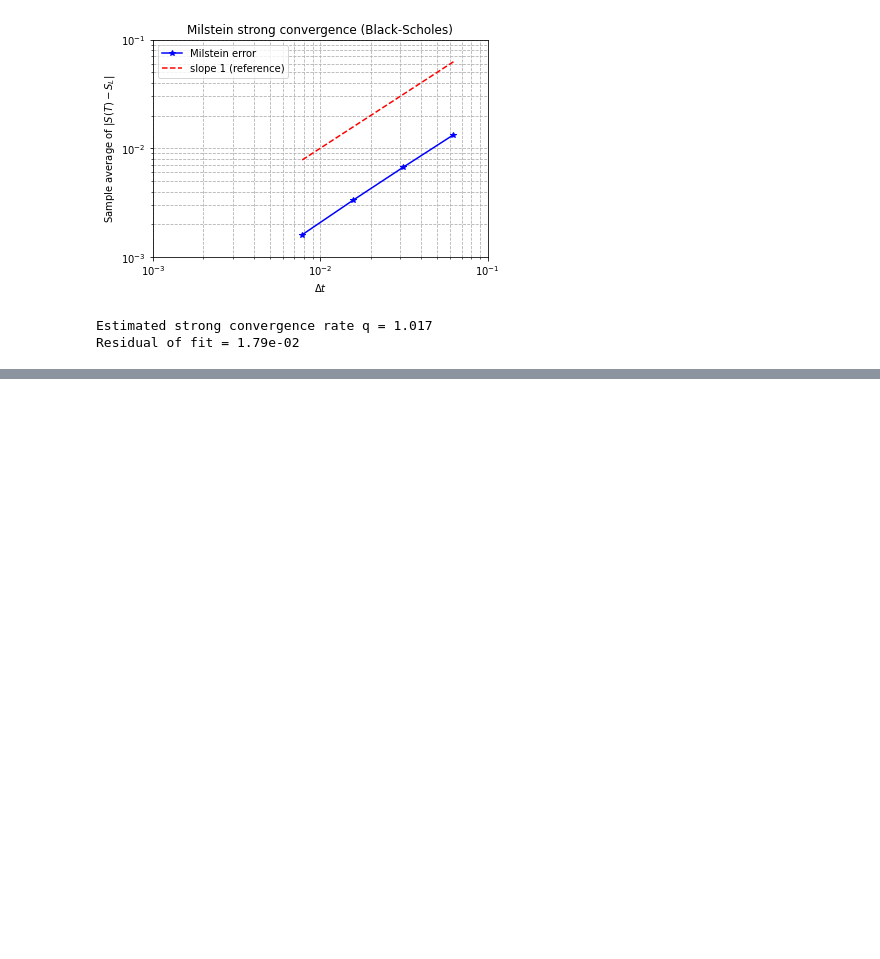
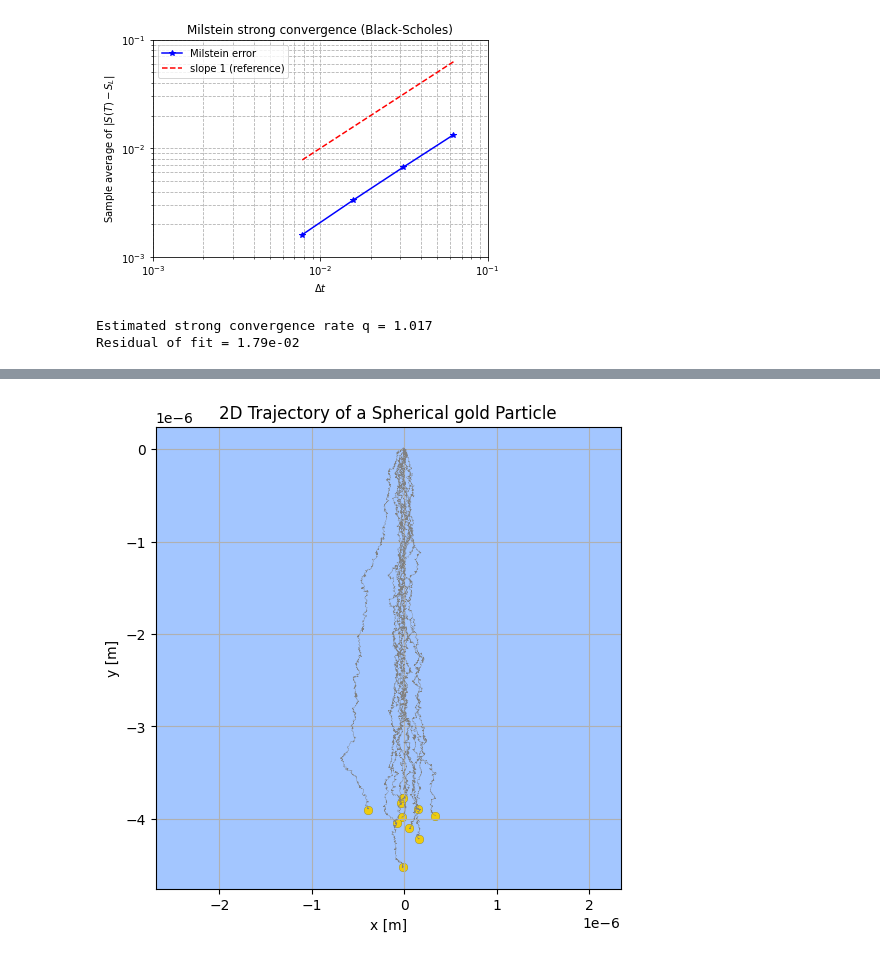
Before and after one commit to AlexandreThy/LINMA2720, a Jupyter notebook: TP2.ipynb, the cells around one changed output, grey strips where cells are left out. Cells and saved outputs as stored; diff of their text form; code cells hidden in the pictures; blank space fills up the shorter version.

```diff
--- a/TP2.ipynb
+++ b/TP2.ipynb
@@ -280,0 +363,68 @@ Residual of fit = 1.79e-02
+# %%
+import numpy as np
+import matplotlib.pyplot as plt
+
+R = 1e-6
+rho_gold = 19300
+rho_water = 1000
+eta = 1e-3
+T = 298.15
+kB = 1.380649e-23
+V = (4/3)*np.pi*R**3
+g = 9.81
+Fg = (rho_gold - rho_water) * V * g
+
+m = (4/3) * np.pi * R**3 * rho_gold
+gamma = 6 * np.pi * eta * R
+
+sigma_v = np.sqrt(2 * gamma * kB * T) / m
+
+
+dt = 1e-6
+n_steps = int(1e5)
+time = np.arange(0, n_steps*dt, dt)
+plt.figure(figsize=(6,6))
+ax = plt.gca()
+ax.set_facecolor("#a3c6ff")
+num_sim = 10
+
+sample_step = max(1, n_steps // 5000)
+
+for n in range(num_sim):
+
+    vx = np.zeros(n_steps)
+    vy = np.zeros(n_steps)
+    x = np.zeros(n_steps)
+    y = np.zeros(n_steps)
+
+
+    x[0] = 0
+    y[0] = 0
+    vx[0] = 0.0
+    vy[0] = 0
+
+    rand_vx = np.random.randn(n_steps-1)
+    rand_vy = np.random.randn(n_steps-1)
+
+    for i in range(n_steps-1):
+
+        vx[i+1] = vx[i] + (-gamma/m * vx[i]) * dt + sigma_v * np.sqrt(dt) * rand_vx[i]
+        vy[i+1] = vy[i] + (-gamma/m * vy[i]) * dt + sigma_v * np.sqrt(dt) * rand_vy[i] - Fg/m * dt
+        x[i+1] = x[i] + vx[i+1] * dt
+        y[i+1] = y[i] + vy[i+1] * dt
+
+
+
+    plt.plot(x[::sample_step], y[::sample_step], color="grey",linewidth = .2)
+    plt.scatter(x[-1], y[-1],
+                s=40, color="#EECC0E", edgecolors="black", label="Gold particle", linewidths=.1)
+
+
+plt.xlabel('x [m]')
+plt.ylabel('y [m]')
+plt.title('2D Trajectory of a Spherical gold Particle')
+plt.axis('equal')
+plt.grid(True)
+plt.show()
+# %% [output]
+[figure, added]
```
Also changed, not shown: parts of 18 cells of this notebook.
